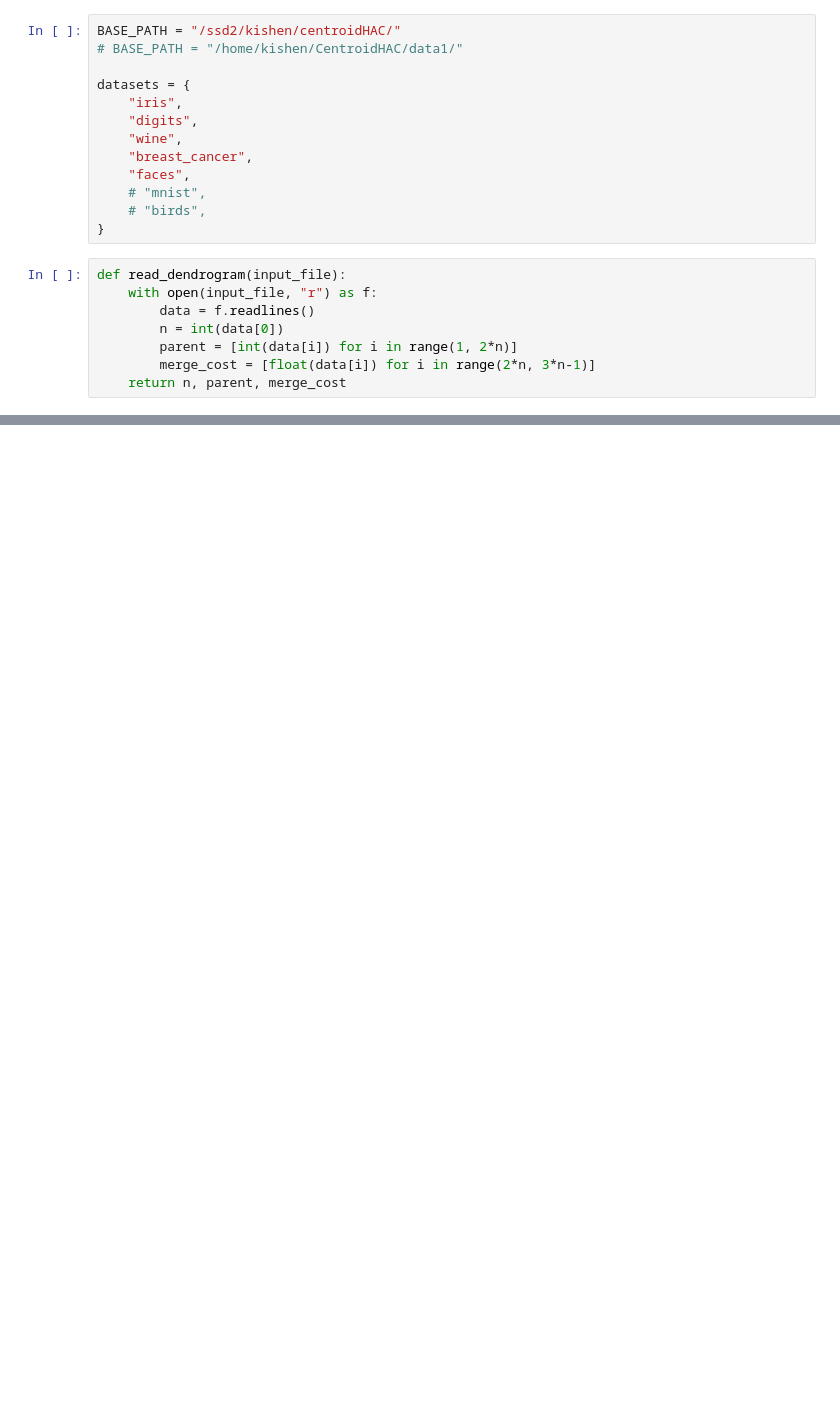
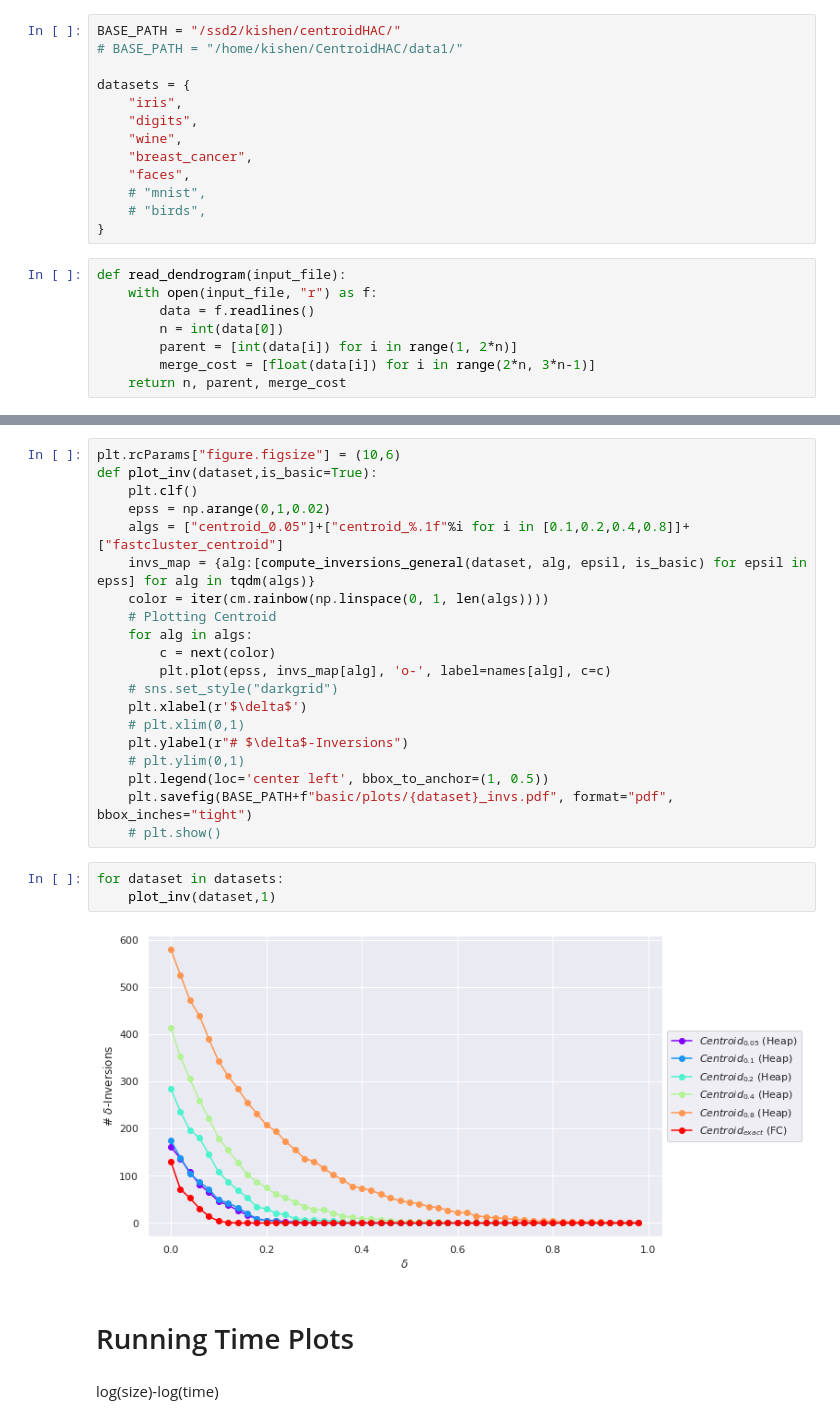
Before and after one commit to kishen19/CentroidHAC, a Jupyter notebook: paper_experiments/run.ipynb, the cells around one changed output, grey strips where cells are left out. Saved outputs shown, nothing was run; the diff lists cells and outputs as text; blank space fills up the shorter version.

```diff
--- a/paper_experiments/run.ipynb
+++ b/paper_experiments/run.ipynb
@@ -101,0 +136,29 @@ def compute_inversions_general():
+# %%
+plt.rcParams["figure.figsize"] = (10,6)
+def plot_inv(dataset,is_basic=True):
+    plt.clf()
+    epss = np.arange(0,1,0.02)
+    algs = ["centroid_0.05"]+["centroid_%.1f"%i for i in [0.1,0.2,0.4,0.8]]+["fastcluster_centroid"]
+    invs_map = {alg:[compute_inversions_general(dataset, alg, epsil, is_basic) for epsil in epss] for alg in tqdm(algs)}
+    color = iter(cm.rainbow(np.linspace(0, 1, len(algs))))
+    # Plotting Centroid
+    for alg in algs:
+        c = next(color)
+        plt.plot(epss, invs_map[alg], 'o-', label=names[alg], c=c)
+    # sns.set_style("darkgrid")
+    plt.xlabel(r'$\delta$')
+    # plt.xlim(0,1)
+    plt.ylabel(r"# $\delta$-Inversions")
+    # plt.ylim(0,1)
+    plt.legend(loc='center left', bbox_to_anchor=(1, 0.5))
+    plt.savefig(BASE_PATH+f"basic/plots/{dataset}_invs.pdf", format="pdf", bbox_inches="tight")
+    # plt.show()
+# %%
+for dataset in datasets:
+    plot_inv(dataset,1)
+# %% [output]
+[figure, added]
+# %% [markdown]
+# Running Time Plots
+# %% [markdown]
+log(size)-log(time)
```
Also changed, not shown: parts of 16 cells of this notebook, 6 other files.
